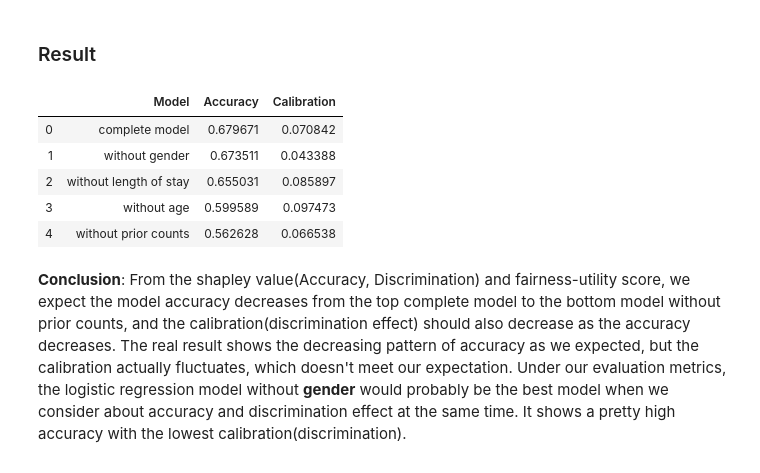
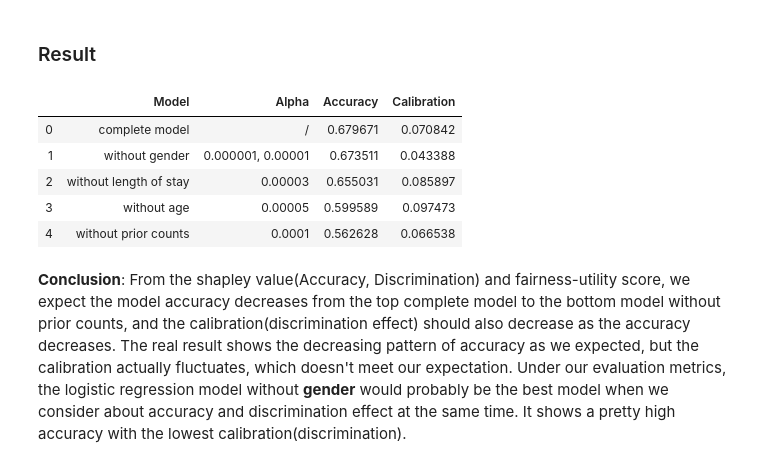
Before and after one commit to TZstatsADS/ads-spring-2022-prj4-group-6-1, a Jupyter notebook: doc/A7_ver1+evaluation.ipynb, the cells around one changed output. Drawn from its saved outputs; the diff is of its cells as text; code cells hidden in the pictures.

```diff
--- a/doc/A7_ver1+evaluation.ipynb
+++ b/doc/A7_ver1+evaluation.ipynb
@@ -544,19 +544,19 @@ Calibration:0.06654
 # %% [markdown]
 ### Result
 # %%
-pd.DataFrame([['complete model', accuracy_score(y_test, y_test_predict_all), abs(accuracy_AA_all-accuracy_CA_all)],
-              ['without gender', accuracy_score(y_test, y_test_predict2), abs(accuracy_AA2-accuracy_CA2)],
-              ['without length of stay', accuracy_score(y_test, y_test_predict3), abs(accuracy_AA3-accuracy_CA3)],
-              ['without age', accuracy_score(y_test, y_test_predict4), abs(accuracy_AA4-accuracy_CA4)],
-              ['without prior counts', accuracy_score(y_test, y_test_predict5), abs(accuracy_AA5-accuracy_CA5)]],
-             columns = ['Model', 'Accuracy', 'Calibration'])
+pd.DataFrame([['complete model', '/',accuracy_score(y_test, y_test_predict_all), abs(accuracy_AA_all-accuracy_CA_all)],
+              ['without gender', '0.000001, 0.00001', accuracy_score(y_test, y_test_predict2), abs(accuracy_AA2-accuracy_CA2)],
+              ['without length of stay', '0.00003', accuracy_score(y_test, y_test_predict3), abs(accuracy_AA3-accuracy_CA3)],
+              ['without age', '0.00005', accuracy_score(y_test, y_test_predict4), abs(accuracy_AA4-accuracy_CA4)],
+              ['without prior counts', '0.0001', accuracy_score(y_test, y_test_predict5), abs(accuracy_AA5-accuracy_CA5)]],
+             columns = ['Model', 'Alpha', 'Accuracy', 'Calibration'])
 # %% [output]
-|  | Model | Accuracy | Calibration |
-| 0 | complete model | 0.679671 | 0.070842 |
-| 1 | without gender | 0.673511 | 0.043388 |
-| 2 | without length of stay | 0.655031 | 0.085897 |
-| 3 | without age | 0.599589 | 0.097473 |
-| 4 | without prior counts | 0.562628 | 0.066538 |
+|  | Model | Alpha | Accuracy | Calibration |
+| 0 | complete model | / | 0.679671 | 0.070842 |
+| 1 | without gender | 0.000001, 0.00001 | 0.673511 | 0.043388 |
+| 2 | without length of stay | 0.00003 | 0.655031 | 0.085897 |
+| 3 | without age | 0.00005 | 0.599589 | 0.097473 |
+| 4 | without prior counts | 0.0001 | 0.562628 | 0.066538 |
 # %% [markdown]
 **Conclusion**: From the shapley value(Accuracy, Discrimination) and fairness-utility score, we expect the model accuracy decreases from the top complete model to the bottom model without prior counts, and the calibration(discrimination effect) should also decrease as the accuracy decreases. The real result shows the decreasing pattern of accuracy as we expected, but the calibration actually fluctuates, which doesn't meet our expectation. Under our evaluation metrics, the logistic regression model without **gender** would probably be the best model when we consider about accuracy and discrimination effect at the same time. It shows a pretty high accuracy with the lowest calibration(discrimination).
 
```
Also changed, not shown: parts of 1 cell of this notebook, 1 other file.
